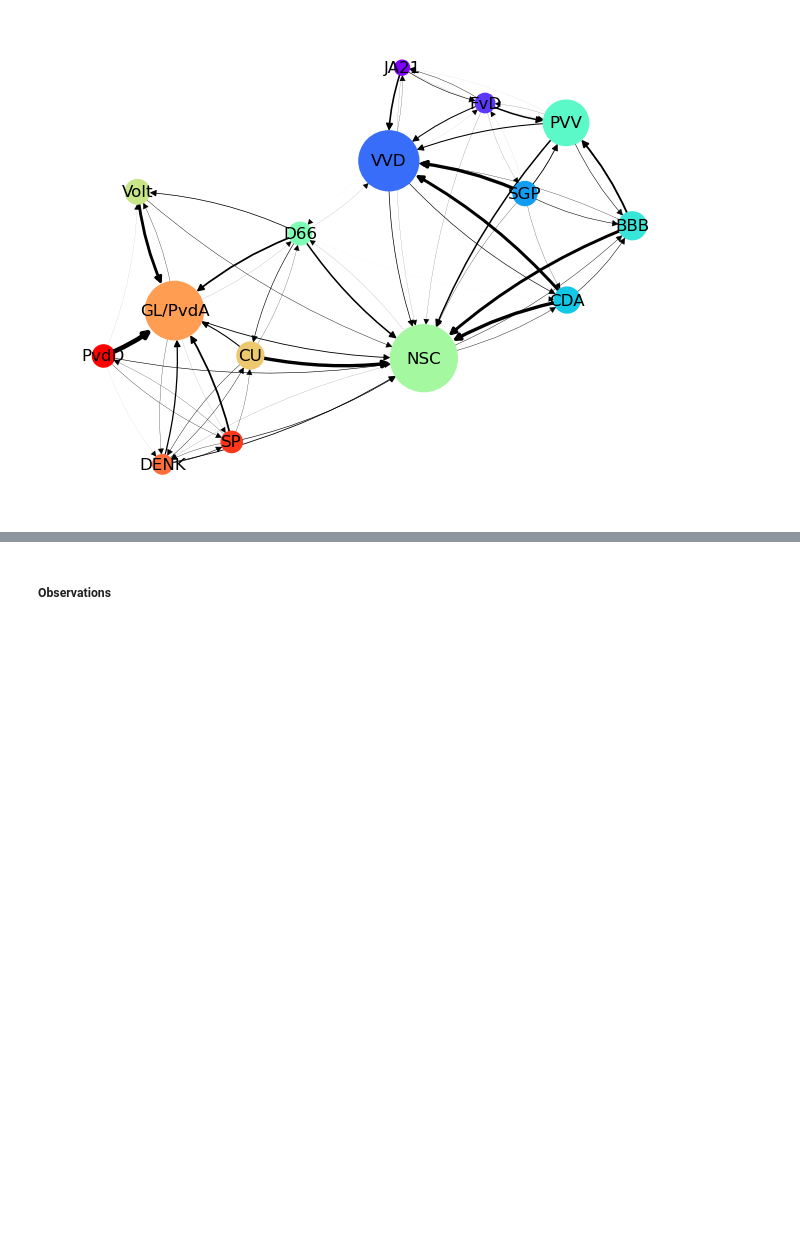
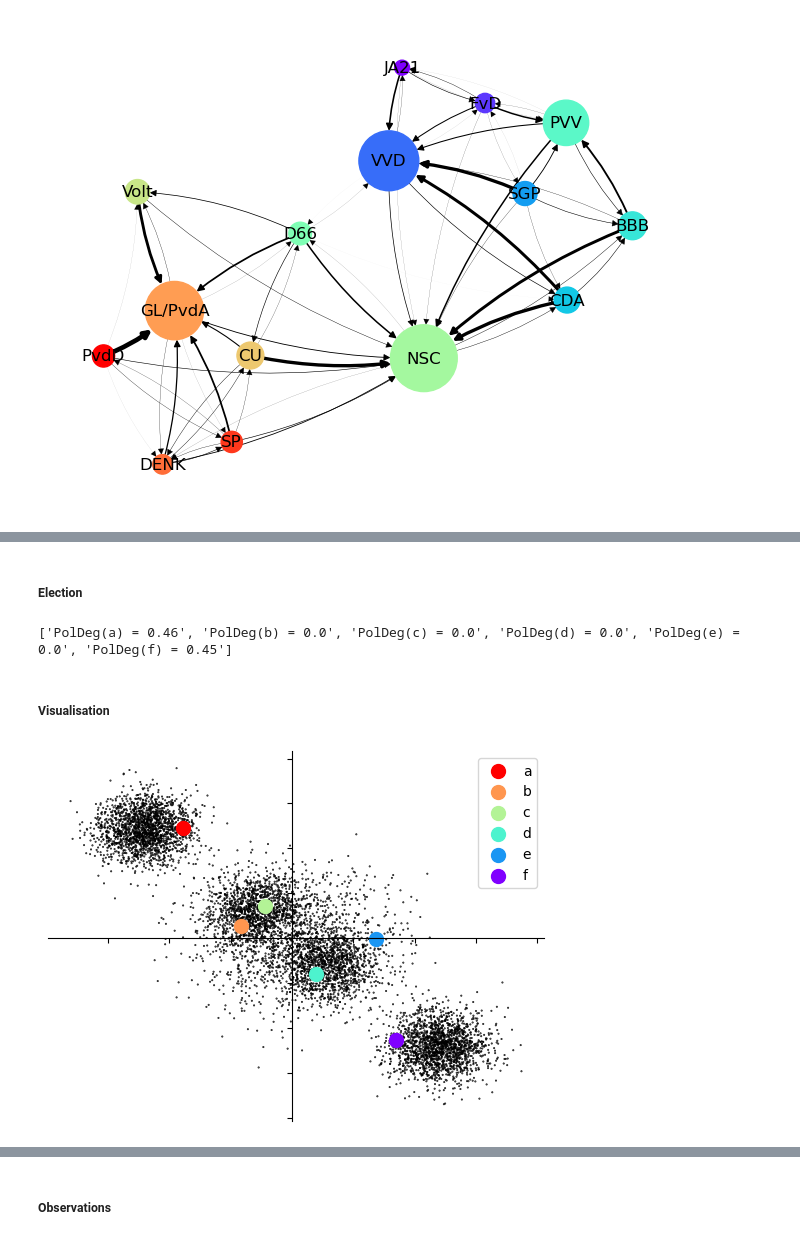
Before and after one commit to LisaEvO/COMSOC, a Jupyter notebook: test.ipynb, the cells around one changed output, grey strips where cells are left out. Drawn from its saved outputs; the diff is of its cells as text; code cells hidden in the pictures; blank space fills up the shorter version.

```diff
--- a/test.ipynb
+++ b/test.ipynb
@@ -99,0 +107,2 @@ plot_flow_graph(elections, fig_name='figures/dutch_election/flow_graph.pdf')
+# %% [markdown]
+##### Election
@@ -99,0 +146,31 @@ plot_flow_graph(elections, fig_name='figures/dutch_election/flow_graph.pdf')
+# %%
+#RUN ELECTION (estimated runtime ~40s)
+outcomes = []
+elections = []
+
+np.random.seed(26)
+parties = sample_parties(NUM_PARTIES, distribution='multimodal', dim=2, params=party_modes, representation=True)
+pol_degs = {party:0. for party in parties}
+
+for election in range(NUM_ELECTIONS):
+    voters = sample_voters(DEMOGRAPHIC, parties, distribution='multimodal', dim=DIM, params=voter_modes, shuffle=False)
+    PolElection = DHondt(voters, parties, num_seats=NUM_SEATS, num_polls=NUM_POLLS)
+    #compute the polarisation degree of each party
+    for party in PolElection.parties:
+        pol_degs[party] += party.poldeg / NUM_ELECTIONS
+
+    outcome = PolElection.run()
+    outcomes.append(outcome)
+    elections.append(PolElection)
+
+print([f'PolDeg({party.name}) = {round(pol_degs[party], 2)}' for party in parties])
+# %% [output]
+['PolDeg(a) = 0.46', 'PolDeg(b) = 0.0', 'PolDeg(c) = 0.0', 'PolDeg(d) = 0.0', 'PolDeg(e) = 0.0', 'PolDeg(f) = 0.45']
+# %% [markdown]
+##### Visualisation
+# %%
+#Plotting political spectrum
+plot_spectrum(voters, parties, vcmap=None, pcmap=None, annotate=False,
+               node_size=100, fig_name='figures/polarisation/polorized_spectrum.pdf')
+# %% [output]
+[figure, added]
```
Also changed, not shown: parts of 11 cells of this notebook, 11 other files.
